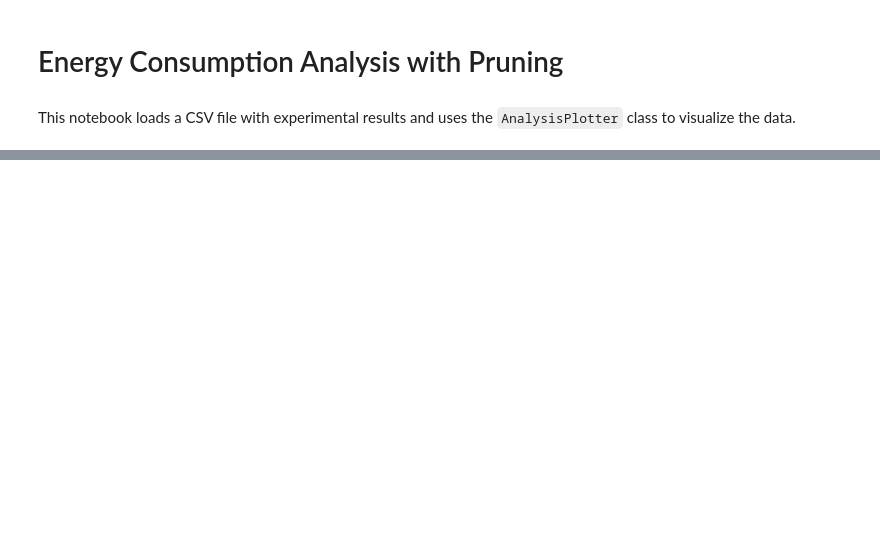
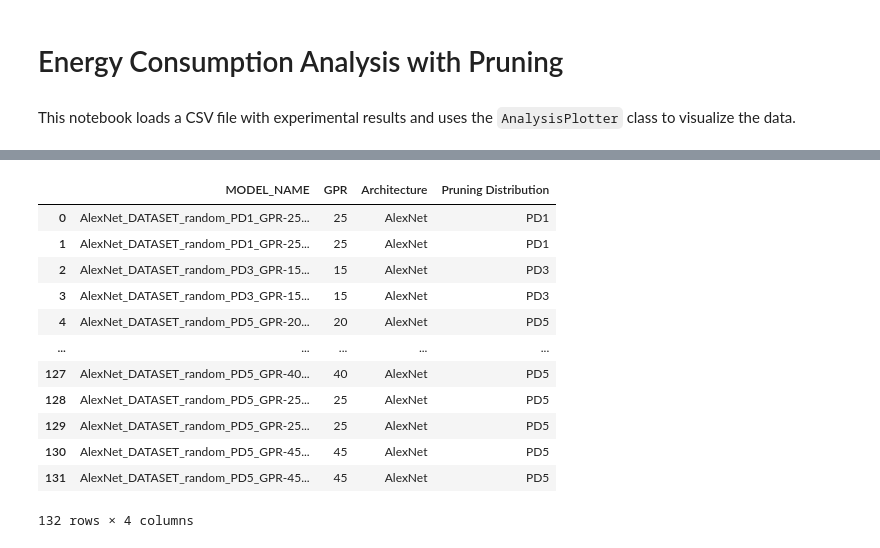
Before and after one commit to DEEP-CGPS/PruneEnergyAnalyzer, a Jupyter notebook: notebooks/2 - Use AnalysisPlotter.ipynb, the cells around one changed output, grey strips where cells are left out. Cells and saved outputs as stored; diff of their text form; code cells hidden in the pictures; blank space fills up the shorter version.

```diff
--- a/notebooks/2 - Use AnalysisPlotter.ipynb
+++ b/notebooks/2 - Use AnalysisPlotter.ipynb
@@ -15 +33,18 @@ from PruneEnergyAnalizer import AnalysisPlotter
+# %%
+df = parse_model_name(df)
+df[["MODEL_NAME", "GPR", "Architecture", "Pruning Distribution"]]
+# %% [output]
+|  | MODEL_NAME | GPR | Architecture | Pruning Distribution |
+| 0 | AlexNet_DATASET_random_PD1_GPR-25... | 25 | AlexNet | PD1 |
+| 1 | AlexNet_DATASET_random_PD1_GPR-25... | 25 | AlexNet | PD1 |
+| 2 | AlexNet_DATASET_random_PD3_GPR-15... | 15 | AlexNet | PD3 |
+| 3 | AlexNet_DATASET_random_PD3_GPR-15... | 15 | AlexNet | PD3 |
+| 4 | AlexNet_DATASET_random_PD5_GPR-20... | 20 | AlexNet | PD5 |
+| ... | ... | ... | ... | ... |
+| 127 | AlexNet_DATASET_random_PD5_GPR-40... | 40 | AlexNet | PD5 |
+| 128 | AlexNet_DATASET_random_PD5_GPR-25... | 25 | AlexNet | PD5 |
+| 129 | AlexNet_DATASET_random_PD5_GPR-25... | 25 | AlexNet | PD5 |
+| 130 | AlexNet_DATASET_random_PD5_GPR-45... | 45 | AlexNet | PD5 |
+| 131 | AlexNet_DATASET_random_PD5_GPR-45... | 45 | AlexNet | PD5 |
+132 rows × 4 columns
 # %%
```
Also changed, not shown: parts of 3 cells of this notebook, 6 other files.
